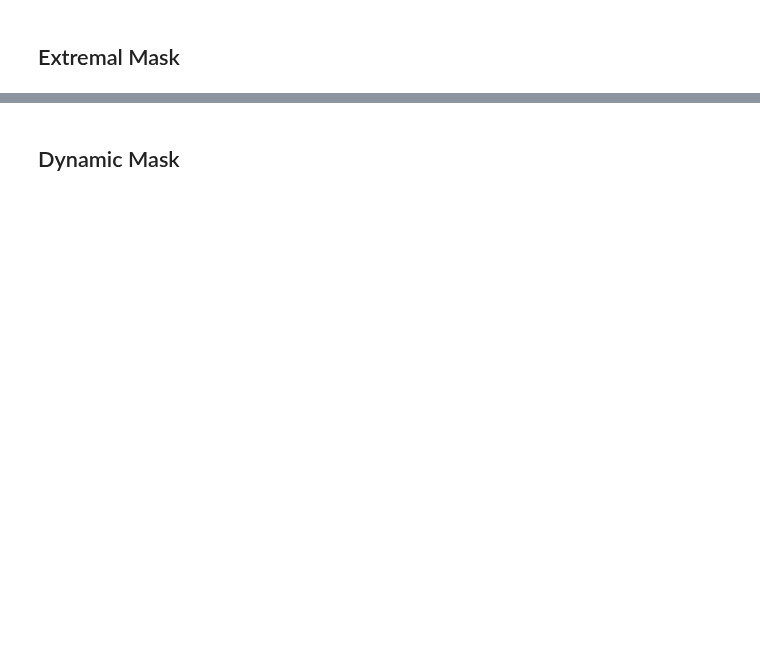
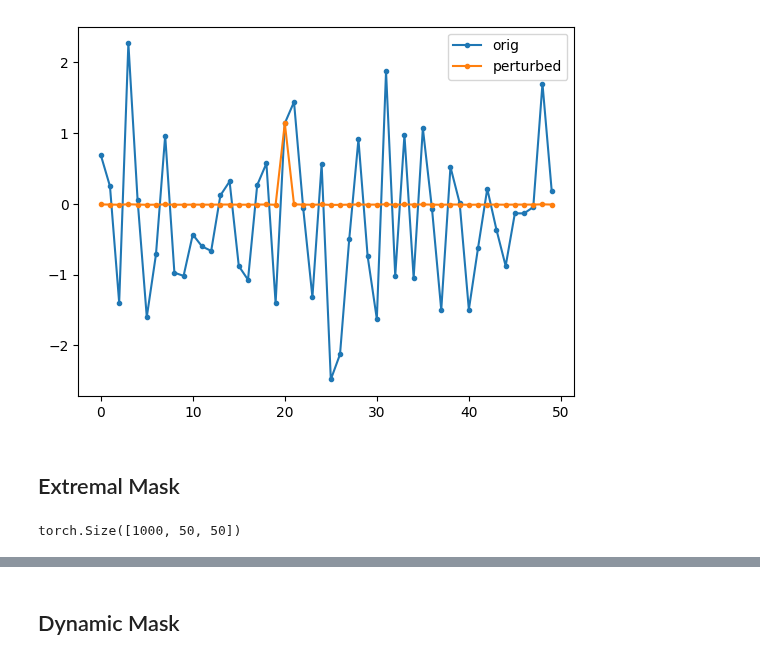
Before and after one commit to anonymous8293/factai, a Jupyter notebook: visualization.ipynb, the cells around one changed output, grey strips where cells are left out. Cells and saved outputs as stored; diff of their text form; code cells hidden in the pictures; blank space fills up the shorter version.

```diff
--- a/visualization.ipynb
+++ b/visualization.ipynb
@@ -109,0 +133,3 @@ plot_saliency(inputs[0][10:20], true_saliencies[0][10:20])
+# %%
+baseline = th.zeros_like(inputs[0]) + th.mean(inputs[0])
+# baseline = th.zeros_like(inputs[0])
@@ -109,0 +145,22 @@ plot_saliency(inputs[0][10:20], true_saliencies[0][10:20])
+# %%
+x = inputs[0]
+batch_size = extremal_mask_net.net.batch_size
+batch_idx = 1
+
+mask = extremal_mask_net.net.mask
+mask = mask[
+    batch_size * batch_idx : batch_size * (batch_idx + 1)
+]
+
+mask = mask.clamp(0, 1)
+mask = mask[:, : x.shape[1], ...]
+x1 = x * mask + baseline * (1.0 - mask)
+x2 = x * (1.0 - mask) + baseline * mask
+# %%
+idx = 12
+plt.plot(np.arange(len(inputs[0][idx])), inputs[0][idx], label="orig", marker=".")
+plt.plot(np.arange(len(inputs[0][idx])), x1[0][idx].detach().numpy(), marker=".", label="perturbed")
+plt.legend()
+plt.show()
+# %% [output]
+[figure, added]
@@ -140,0 +304,4 @@ def load_explainer(explainer_name="explainer"):
+# %%
+inputs.size()
+# %% [output]
+torch.Size([1000, 50, 50])
```
Also changed, not shown: parts of 20 cells of this notebook.
